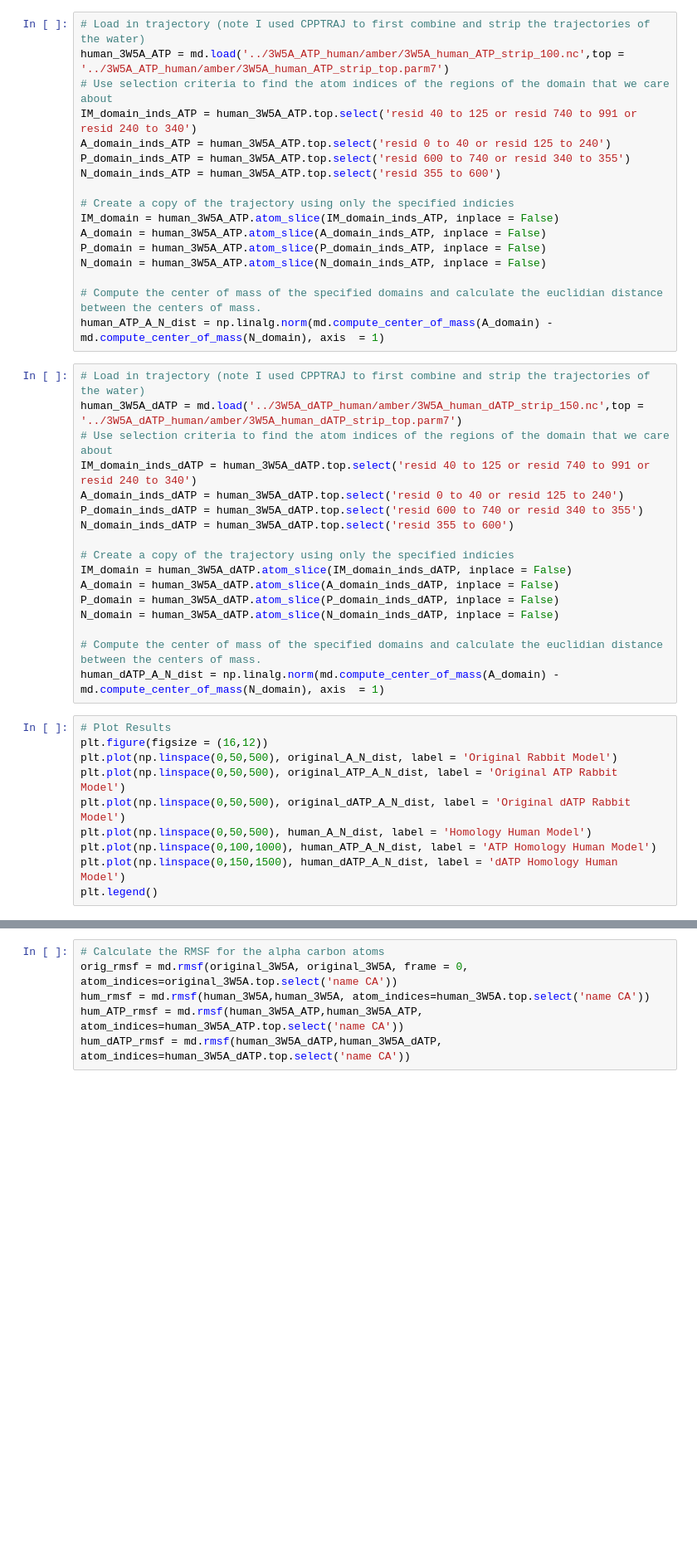
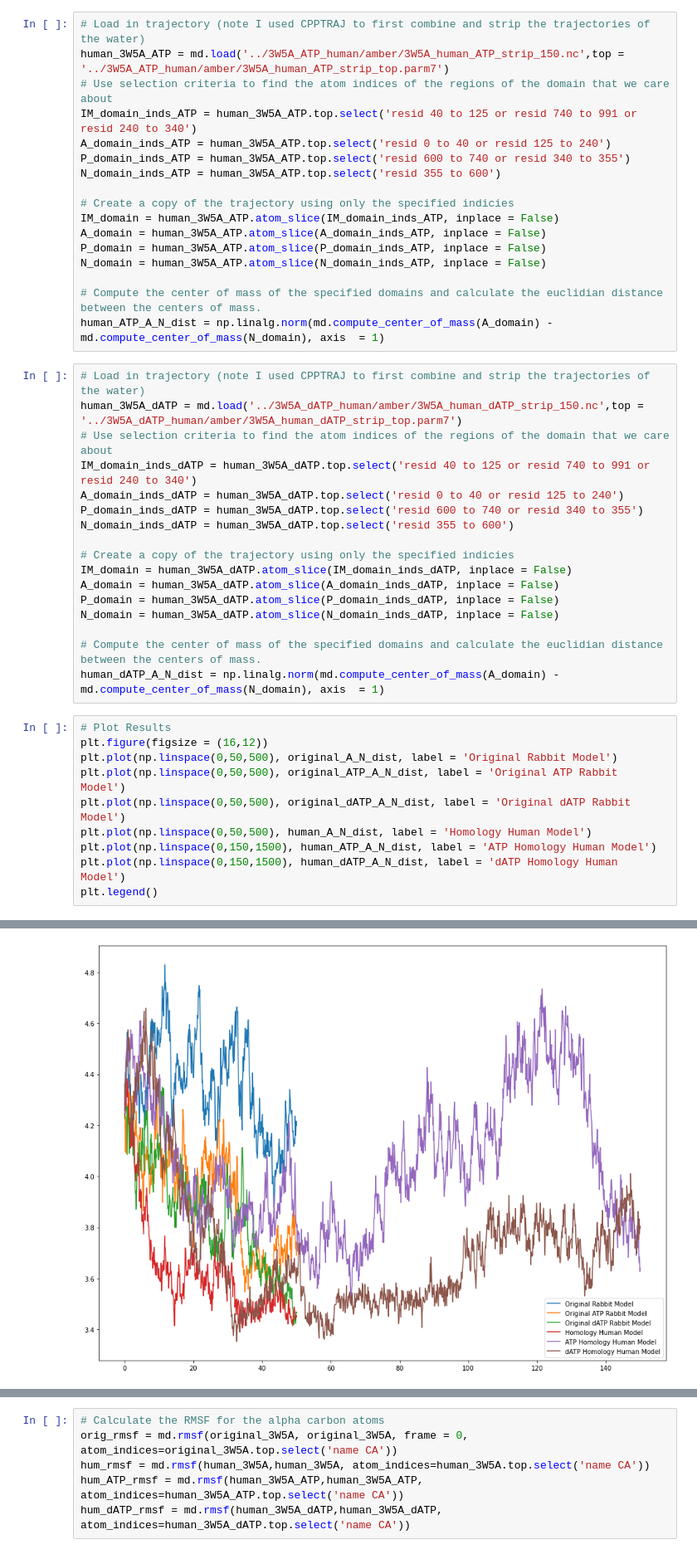
Before and after one commit to cmrg-lab/serca-atp-datp, a Jupyter notebook: simulation_structures/quick_analysis/Trajectory_domain_analysis.ipynb, the cells around one changed output, grey strips where cells are left out. Shown: that part at 83% size. Saved outputs shown, nothing was run; the diff lists cells and outputs as text; blank space fills up the shorter version.

```diff
--- a/simulation_structures/quick_analysis/Trajectory_domain_analysis.ipynb
+++ b/simulation_structures/quick_analysis/Trajectory_domain_analysis.ipynb
@@ -78,7 +77,7 @@ N_domain = human_3W5A.atom_slice(N_domain_inds, inplace = False)
 human_A_N_dist = np.linalg.norm(md.compute_center_of_mass(A_domain) - md.compute_center_of_mass(N_domain), axis  = 1)
 # %%
 # Load in trajectory (note I used CPPTRAJ to first combine and strip the trajectories of the water)
-human_3W5A_ATP = md.load('../3W5A_ATP_human/amber/3W5A_human_ATP_strip_100.nc',top = '../3W5A_ATP_human/amber/3W5A_human_ATP_strip_top.parm7')
+human_3W5A_ATP = md.load('../3W5A_ATP_human/amber/3W5A_human_ATP_strip_150.nc',top = '../3W5A_ATP_human/amber/3W5A_human_ATP_strip_top.parm7')
 # Use selection criteria to find the atom indices of the regions of the domain that we care about
 IM_domain_inds_ATP = human_3W5A_ATP.top.select('resid 40 to 125 or resid 740 to 991 or resid 240 to 340')
 A_domain_inds_ATP = human_3W5A_ATP.top.select('resid 0 to 40 or resid 125 to 240')
@@ -117,6 +116,7 @@ plt.plot(np.linspace(0,50,500), original_A_N_dist, label = 'Original Rabbit Mode
 plt.plot(np.linspace(0,50,500), original_ATP_A_N_dist, label = 'Original ATP Rabbit Model')
 plt.plot(np.linspace(0,50,500), original_dATP_A_N_dist, label = 'Original dATP Rabbit Model')
 plt.plot(np.linspace(0,50,500), human_A_N_dist, label = 'Homology Human Model')
-plt.plot(np.linspace(0,100,1000), human_ATP_A_N_dist, label = 'ATP Homology Human Model')
+plt.plot(np.linspace(0,150,1500), human_ATP_A_N_dist, label = 'ATP Homology Human Model')
 plt.plot(np.linspace(0,150,1500), human_dATP_A_N_dist, label = 'dATP Homology Human Model')
 plt.legend()
+# %% [output]
@@ -123,3 +124,4 @@ plt.legend()
+[figure, added]
 # %%
 fig, ax = plt.subplots(6,1,figsize = (16,10))
 
```
Also changed, not shown: parts of 37 cells of this notebook.
